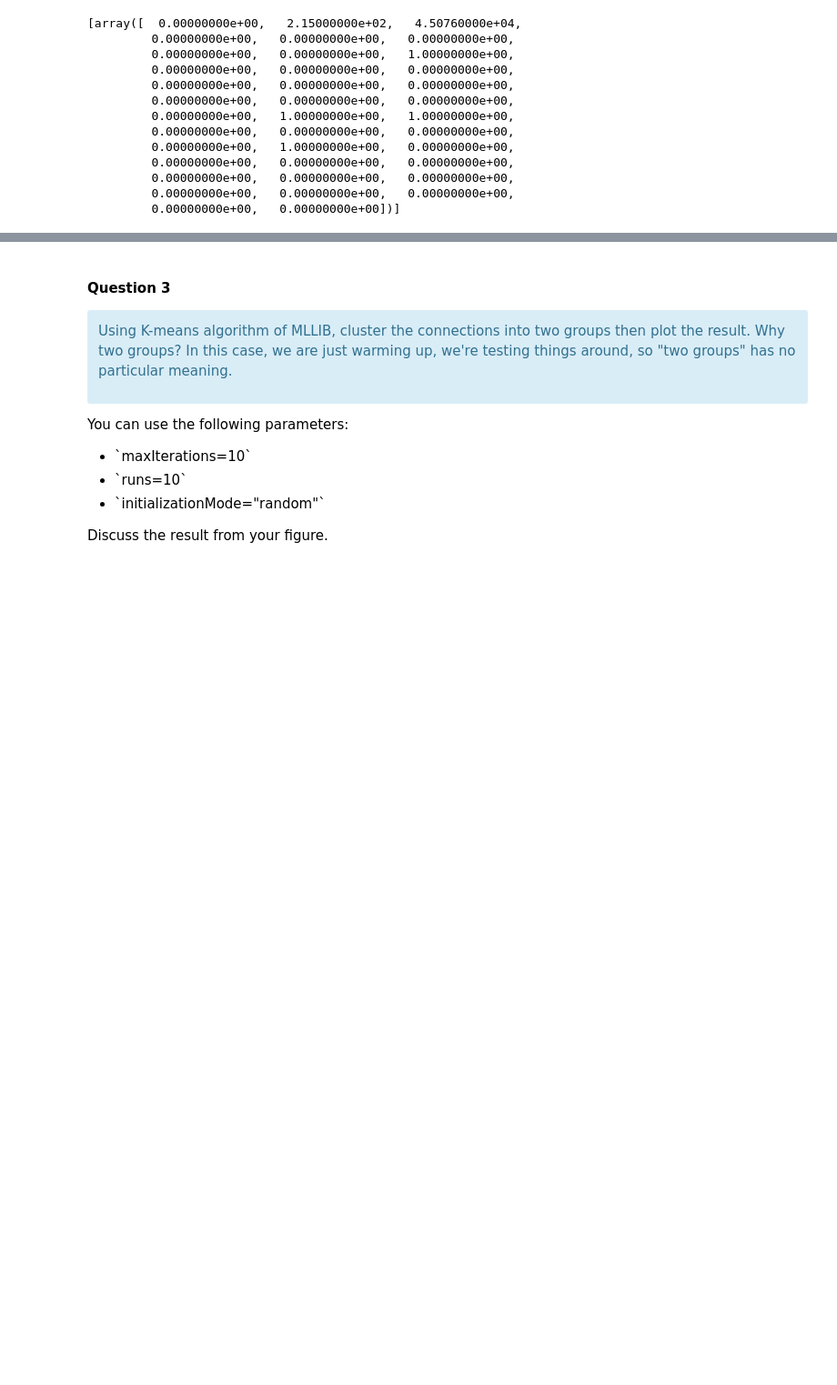
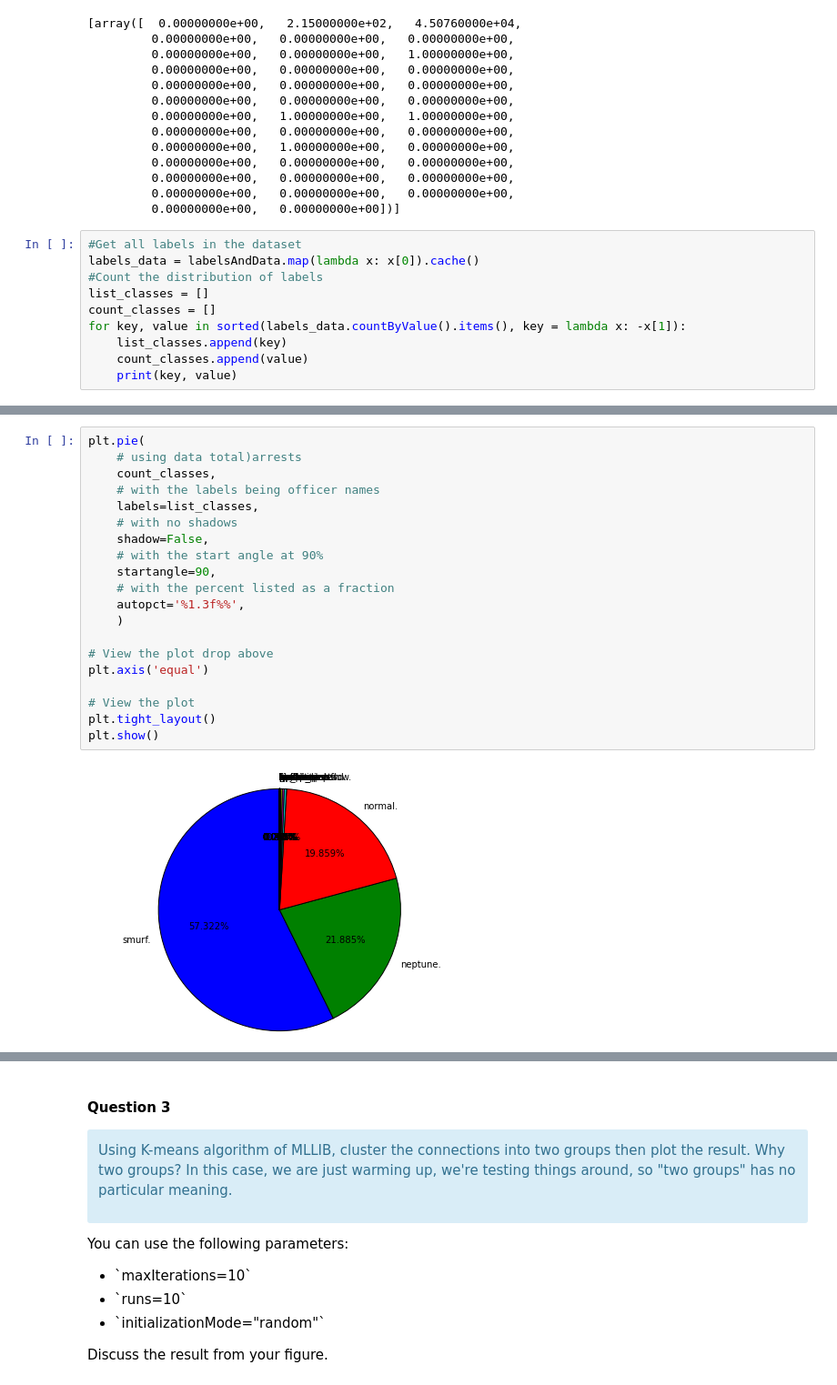
Before and after one commit to trungduynguyen/Algorithmic-Machine-Learning, a Jupyter notebook: Notebooks/[Lecture 9+10] Anomaly Detection in Network Traffic with K-means clustering.ipynb, the cells around one changed output, grey strips where cells are left out. Shown at 91% size. Cells and saved outputs as stored; diff of their text form; blank space fills up the shorter version.

```diff
--- a/Notebooks/[Lecture 9+10] Anomaly Detection in Network Traffic with K-means clustering.ipynb
+++ b/Notebooks/[Lecture 9+10] Anomaly Detection in Network Traffic with K-means clustering.ipynb
@@ -498,3 +477,13 @@ print(data.take(1))
          0.00000000e+00,   0.00000000e+00,   0.00000000e+00,
          0.00000000e+00,   0.00000000e+00,   0.00000000e+00,
          0.00000000e+00,   0.00000000e+00])]
+# %%
+#Get all labels in the dataset
+labels_data = labelsAndData.map(lambda x: x[0]).cache()
+#Count the distribution of labels
+list_classes = []
+count_classes = []
+for key, value in sorted(labels_data.countByValue().items(), key = lambda x: -x[1]):
+    list_classes.append(key)
+    count_classes.append(value)
+    print(key, value)
@@ -500,0 +508,22 @@ print(data.take(1))
+# %%
+plt.pie(
+    # using data total)arrests
+    count_classes,
+    # with the labels being officer names
+    labels=list_classes,
+    # with no shadows
+    shadow=False,
+    # with the start angle at 90%
+    startangle=90,
+    # with the percent listed as a fraction
+    autopct='%1.3f%%',
+    )
+
+# View the plot drop above
+plt.axis('equal')
+
+# View the plot
+plt.tight_layout()
+plt.show()
+# %% [output]
+[figure, added]
```
Also changed, not shown: parts of 22 cells of this notebook, 1 other file.
